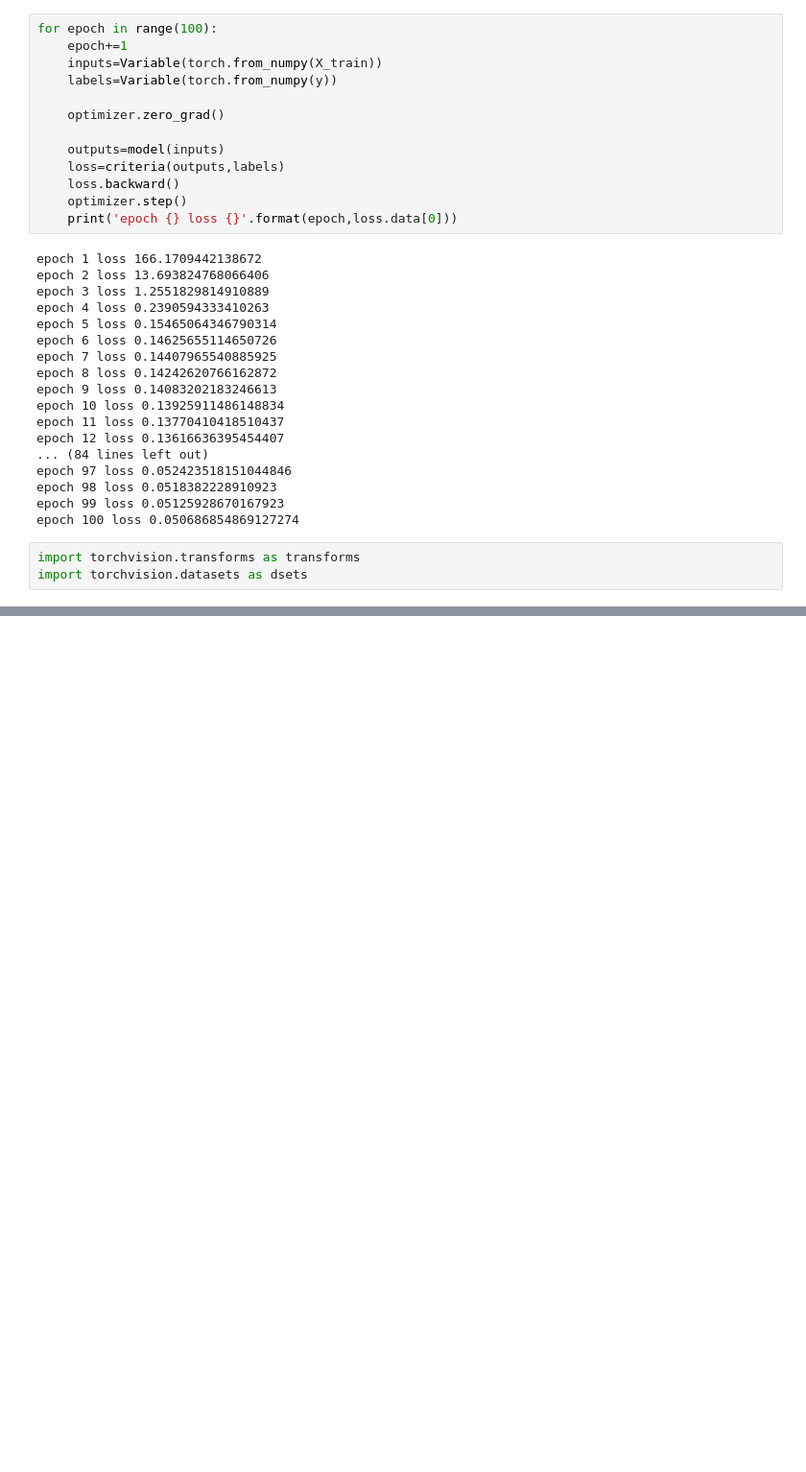
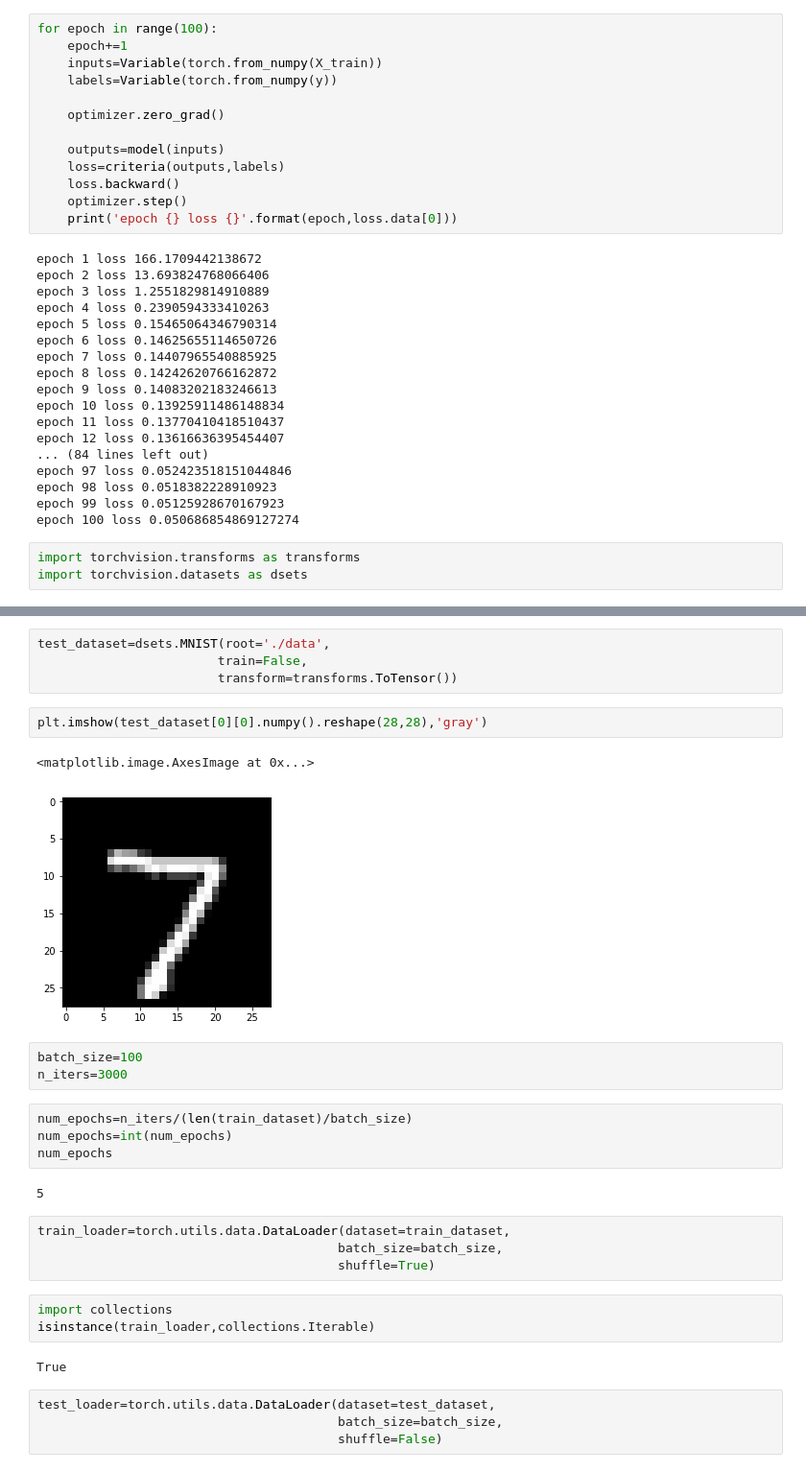
Before and after one commit to maqbool11/tensorflow, a Jupyter notebook: Matrices.ipynb, the cells around one changed output, grey strips where cells are left out. Shown at 96% size. Saved outputs shown, nothing was run; the diff lists cells and outputs as text; blank space fills up the shorter version.

```diff
--- a/Matrices.ipynb
+++ b/Matrices.ipynb
@@ -327,0 +357,31 @@ import torchvision.datasets as dsets
+# %%
+test_dataset=dsets.MNIST(root='./data',
+                        train=False,
+                        transform=transforms.ToTensor())
+# %%
+plt.imshow(test_dataset[0][0].numpy().reshape(28,28),'gray')
+# %% [output]
+<matplotlib.image.AxesImage at 0x...>
+[figure, added]
+# %%
+batch_size=100
+n_iters=3000
+# %%
+num_epochs=n_iters/(len(train_dataset)/batch_size)
+num_epochs=int(num_epochs)
+num_epochs
+# %% [output]
+5
+# %%
+train_loader=torch.utils.data.DataLoader(dataset=train_dataset,
+                                        batch_size=batch_size,
+                                        shuffle=True)
+# %%
+import collections
+isinstance(train_loader,collections.Iterable)
+# %% [output]
+True
+# %%
+test_loader=torch.utils.data.DataLoader(dataset=test_dataset,
+                                        batch_size=batch_size,
+                                        shuffle=False)
```
Also changed, not shown: parts of 14 cells of this notebook.
